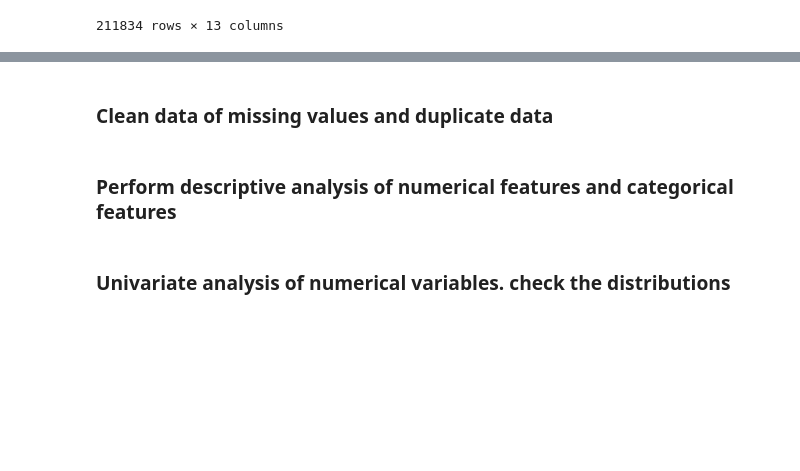
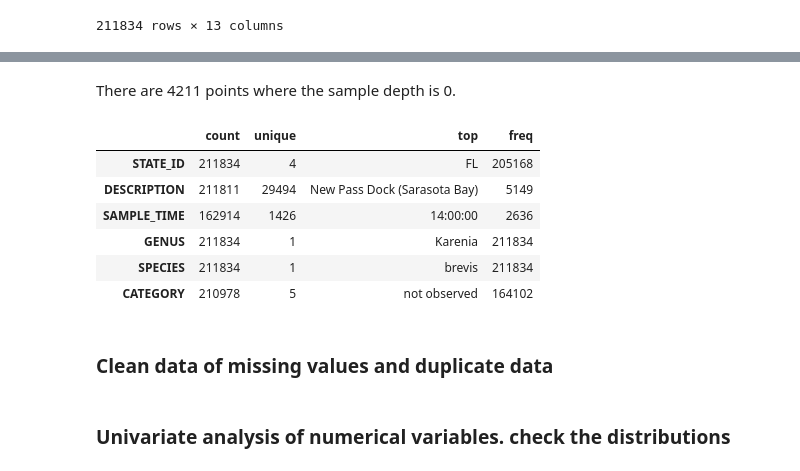
Before and after one commit to btokoli/Spotting-the-Unseen-Anomaly-Detection-in-Water-Quality-for-Early-Algal-Bloom-Warnings, a Jupyter notebook: analysis.ipynb, the cells around one changed output, grey strips where cells are left out. Saved outputs shown, nothing was run; the diff lists cells and outputs as text; code cells hidden in the pictures; blank space fills up the shorter version.

```diff
--- a/analysis.ipynb
+++ b/analysis.ipynb
@@ -138,4 +234,16 @@ new_df
+# %% [markdown]
+There are 4211 points where the sample depth is 0.
+# %%
+#Descriptive analysis of Categorical Features
+
+new_df.describe(include='object').T
+# %% [output]
+|  | count | unique | top | freq |
+| STATE_ID | 211834 | 4 | FL | 205168 |
+| DESCRIPTION | 211811 | 29494 | New Pass Dock (Sarasota Bay) | 5149 |
+| SAMPLE_TIME | 162914 | 1426 | 14:00:00 | 2636 |
+| GENUS | 211834 | 1 | Karenia | 211834 |
+| SPECIES | 211834 | 1 | brevis | 211834 |
+| CATEGORY | 210978 | 5 | not observed | 164102 |
 # %% [markdown]
 ### Clean data of missing values and duplicate data
-# %% [markdown]
-### Perform descriptive analysis of numerical features and categorical features
```
Also changed, not shown: parts of 12 cells of this notebook.
